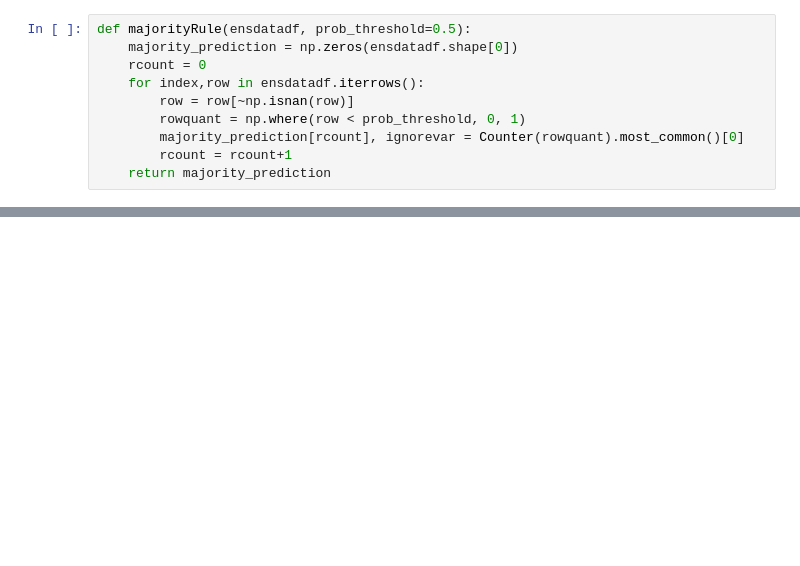
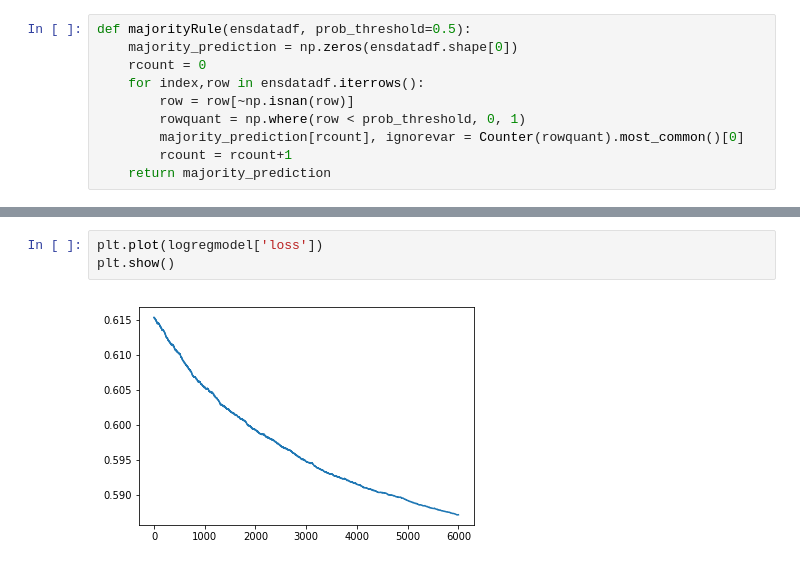
Before and after one commit to kvsaboo/CS598JP_CourseProject, a Jupyter notebook: Code/CS598JP-CourseProject.ipynb, the cells around one changed output, grey strips where cells are left out. Drawn from its saved outputs; the diff is of its cells as text; blank space fills up the shorter version.

```diff
--- a/Code/CS598JP-CourseProject.ipynb
+++ b/Code/CS598JP-CourseProject.ipynb
@@ -283,0 +417,5 @@ print(accuracy_score(test_ensdf['DX_bin'], majority_prediction))
+# %%
+plt.plot(logregmodel['loss'])
+plt.show()
+# %% [output]
+[figure, added]
```
Also changed, not shown: parts of 24 cells of this notebook.
